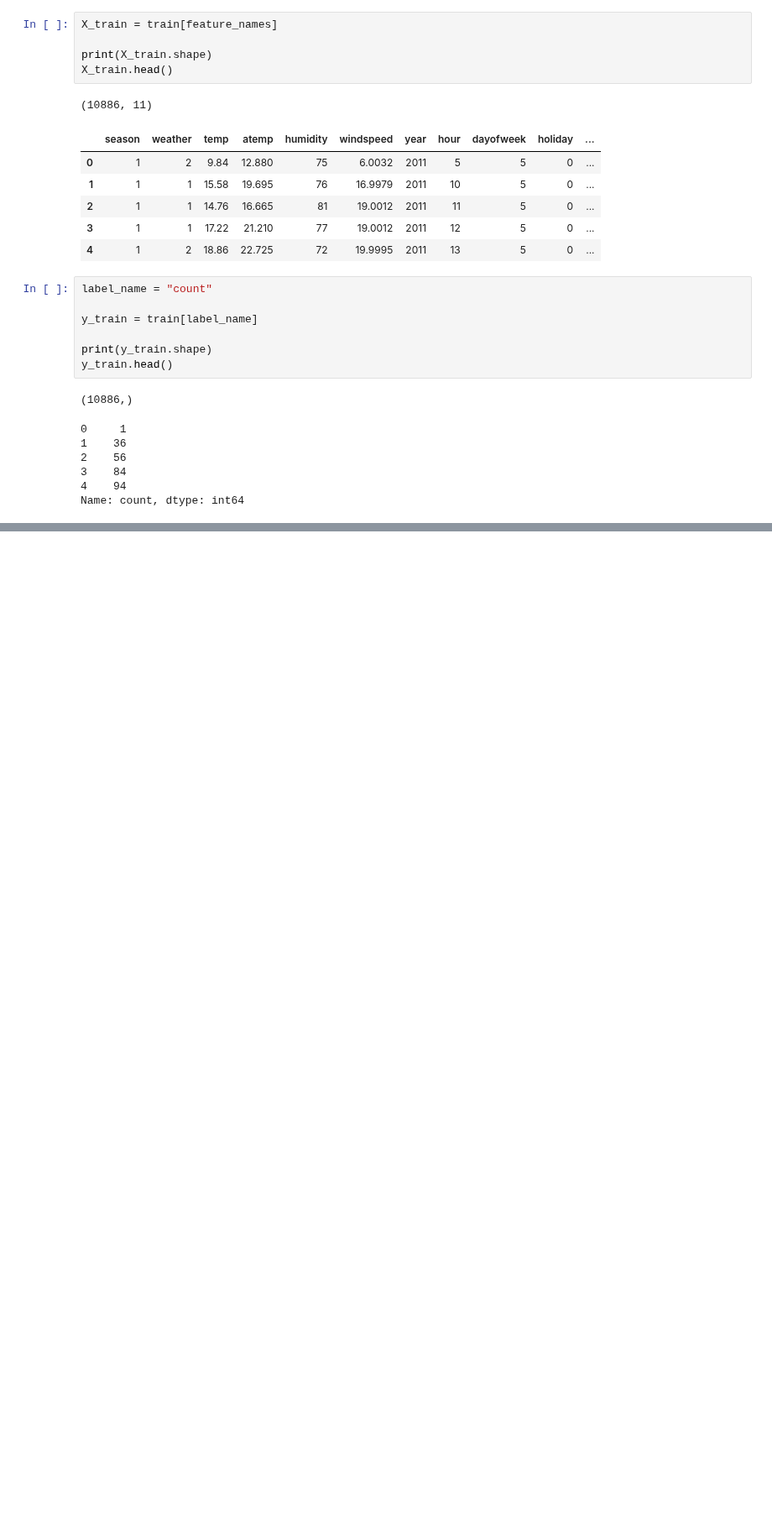
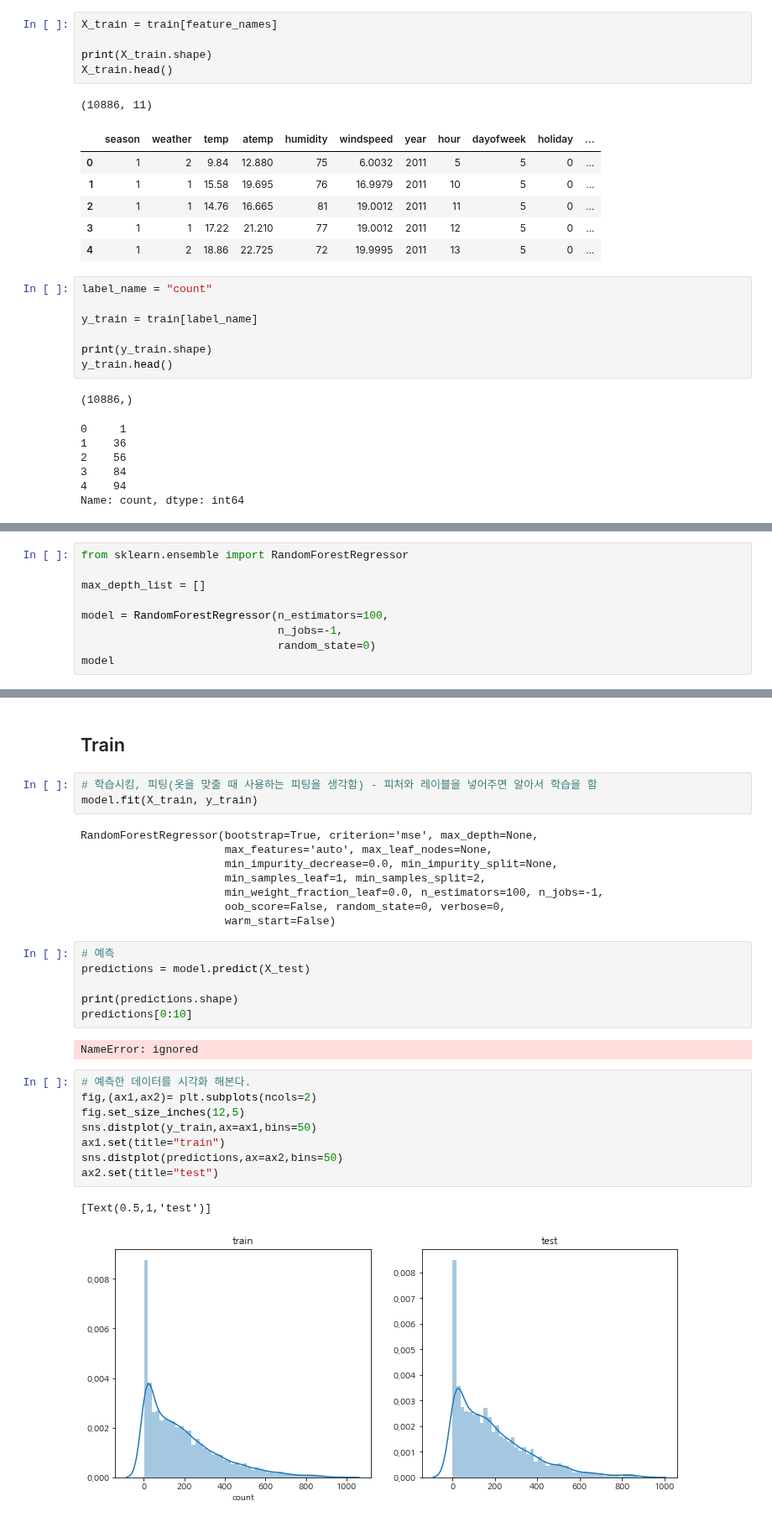
Before and after one commit to jgumin/jupyter-notebook, a Jupyter notebook: bike-sharing-demand-rf.ipynb, the cells around one changed output, grey strips where cells are left out. Shown at 84% size. Saved outputs shown, nothing was run; the diff lists cells and outputs as text; blank space fills up the shorter version.

```diff
--- a/bike-sharing-demand-rf.ipynb
+++ b/bike-sharing-demand-rf.ipynb
@@ -395,0 +405,9 @@ rmsle_scorer
+# %%
+from sklearn.ensemble import RandomForestRegressor
+
+max_depth_list = []
+
+model = RandomForestRegressor(n_estimators=100,
+                              n_jobs=-1,
+                              random_state=0)
+model
@@ -395,0 +431,32 @@ rmsle_scorer
+# %% [markdown]
+## Train
+# %%
+# 학습시킴, 피팅(옷을 맞출 때 사용하는 피팅을 생각함) - 피처와 레이블을 넣어주면 알아서 학습을 함
+model.fit(X_train, y_train)
+# %% [output]
+RandomForestRegressor(bootstrap=True, criterion='mse', max_depth=None,
+                      max_features='auto', max_leaf_nodes=None,
+                      min_impurity_decrease=0.0, min_impurity_split=None,
+                      min_samples_leaf=1, min_samples_split=2,
+                      min_weight_fraction_leaf=0.0, n_estimators=100, n_jobs=-1,
+                      oob_score=False, random_state=0, verbose=0,
+                      warm_start=False)
+# %%
+# 예측
+predictions = model.predict(X_test)
+
+print(predictions.shape)
+predictions[0:10]
+# %% [output]
+NameError: ignored
+# %%
+# 예측한 데이터를 시각화 해본다.
+fig,(ax1,ax2)= plt.subplots(ncols=2)
+fig.set_size_inches(12,5)
+sns.distplot(y_train,ax=ax1,bins=50)
+ax1.set(title="train")
+sns.distplot(predictions,ax=ax2,bins=50)
+ax2.set(title="test")
+# %% [output]
+[Text(0.5,1,'test')]
+[figure, added]
```
Also changed, not shown: parts of 9 cells of this notebook.
